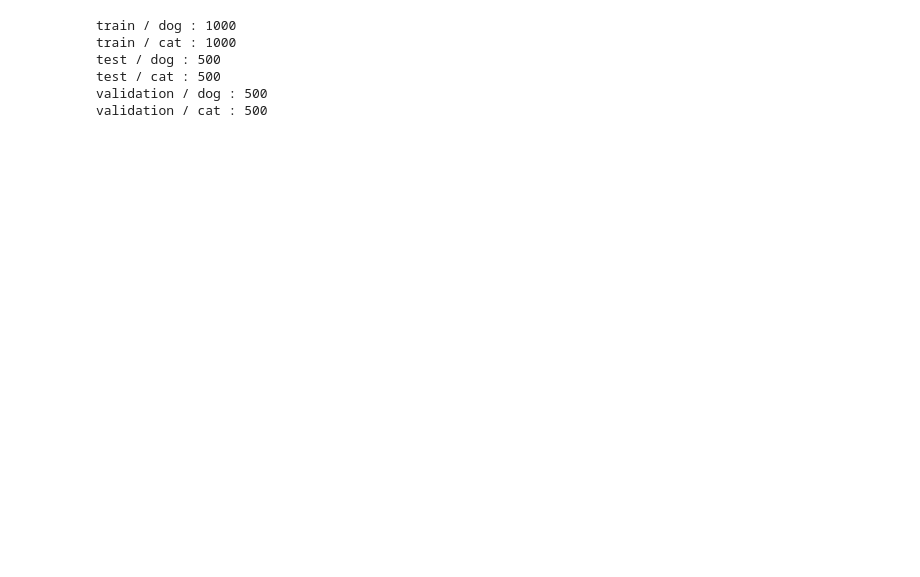
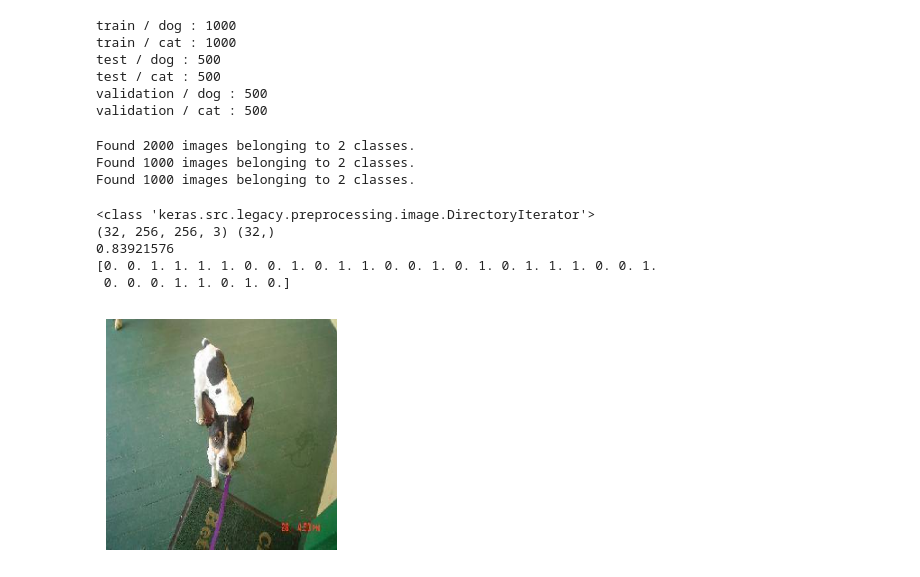
Before and after one commit to shared-repo/human-da, a Jupyter notebook: workspace/cnn-basic/cnn_example_03.ipynb, the cells around one changed output. Cells and saved outputs as stored; diff of their text form; code cells hidden in the pictures; blank space fills up the shorter version.

```diff
--- a/workspace/cnn-basic/cnn_example_03.ipynb
+++ b/workspace/cnn-basic/cnn_example_03.ipynb
@@ -103,3 +129,45 @@ import matplotlib.pyplot as plt
 
 import tensorflow as tf
 from tensorflow import keras as tf_keras
+# %%
+# 입력 자동화 도구 만들기
+
+# 특정 디렉터리의 파일을 읽어서 모델의 입력데이터로 변환하는 도구
+train_generator = tf_keras.preprocessing.image.ImageDataGenerator(rescale=1/255)
+validation_generator = tf_keras.preprocessing.image.ImageDataGenerator(rescale=1/255)
+test_generator = tf_keras.preprocessing.image.ImageDataGenerator(rescale=1/255)
+# %%
+# 입력 데이터 구성
+
+datasets = []
+for path, generator in zip( ['train', 'test', 'validation'],
+                            [train_generator, test_generator, validation_generator]):
+  dataset = generator.flow_from_directory(directory=f'sample_data/dogs-vs-cats2/{path}',
+                                          target_size=(256, 256),
+                                          batch_size=32,
+                                          class_mode="binary")
+  datasets.append(dataset)
+# %% [output]
+Found 2000 images belonging to 2 classes.
+Found 1000 images belonging to 2 classes.
+Found 1000 images belonging to 2 classes.
+# %%
+print( type(datasets[0]) )
+for x_batch, y_batch in datasets[0]:
+  print(x_batch.shape, y_batch.shape)
+  print(x_batch[0].max())
+  print(y_batch)
+  break
+# %% [output]
+<class 'keras.src.legacy.preprocessing.image.DirectoryIterator'>
+(32, 256, 256, 3) (32,)
+0.83921576
+[0. 0. 1. 1. 1. 1. 0. 0. 1. 0. 1. 1. 0. 0. 1. 0. 1. 0. 1. 1. 1. 0. 0. 1.
+ 0. 0. 0. 1. 1. 0. 1. 0.]
+# %%
+plt.figure(figsize=(3, 3))
+plt.imshow(x_batch[4])
+plt.axis('off')
+plt.show()
+# %% [output]
+[figure, added]
```
Also changed, not shown: parts of 7 cells of this notebook.
